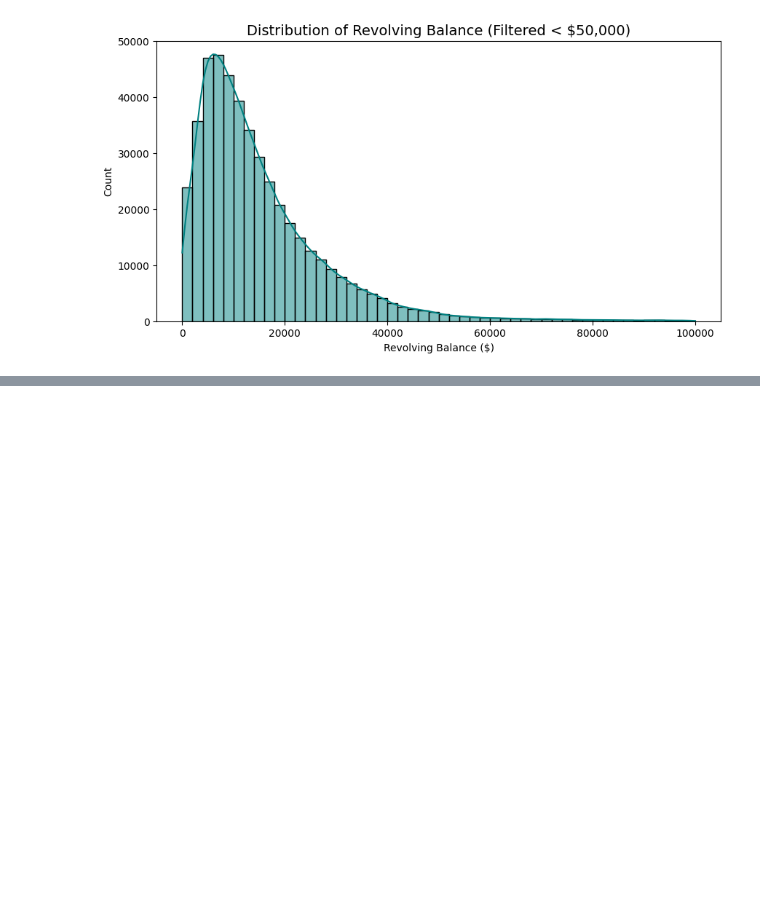
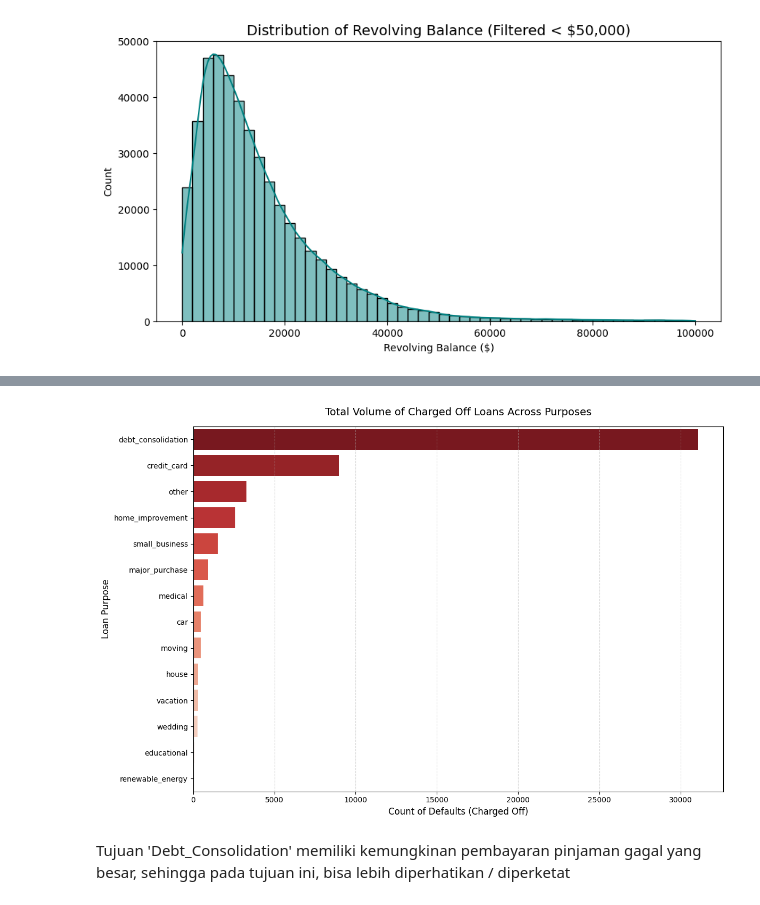
Before and after one commit to rfaoktvian/ChurnPrediction, a Jupyter notebook: notebooks/01_model_development.ipynb, the cells around one changed output, grey strips where cells are left out. Saved outputs shown, nothing was run; the diff lists cells and outputs as text; code cells hidden in the pictures; blank space fills up the shorter version.

```diff
--- a/notebooks/01_model_development.ipynb
+++ b/notebooks/01_model_development.ipynb
@@ -379,0 +488,24 @@ plt.show()
+# %%
+charged_off_counts = df[df['is_default'] == 1]['purpose'].value_counts()
+df_charged_off = charged_off_counts.reset_index()
+df_charged_off.columns = ['Loan Purpose', 'Number of Charged Off Loans']
+plt.figure(figsize=(12, 8))
+sns.barplot(
+    data=df_charged_off,
+    y='Loan Purpose',
+    x='Number of Charged Off Loans',
+    palette='Reds_r',
+    hue='Loan Purpose',
+    legend=False
+)
+plt.title('Total Volume of Charged Off Loans Across Purposes', fontsize=14, pad=15)
+plt.xlabel('Count of Defaults (Charged Off)', fontsize=12)
+plt.ylabel('Loan Purpose', fontsize=12)
+plt.grid(axis='x', linestyle='--', alpha=0.5)
+
+plt.tight_layout()
+plt.show()
+# %% [output]
+[figure, added]
+# %% [markdown]
+Tujuan 'Debt_Consolidation' memiliki kemungkinan pembayaran pinjaman gagal yang besar, sehingga pada tujuan ini, bisa lebih diperhatikan / diperketat
```
Also changed, not shown: parts of 6 cells of this notebook.
